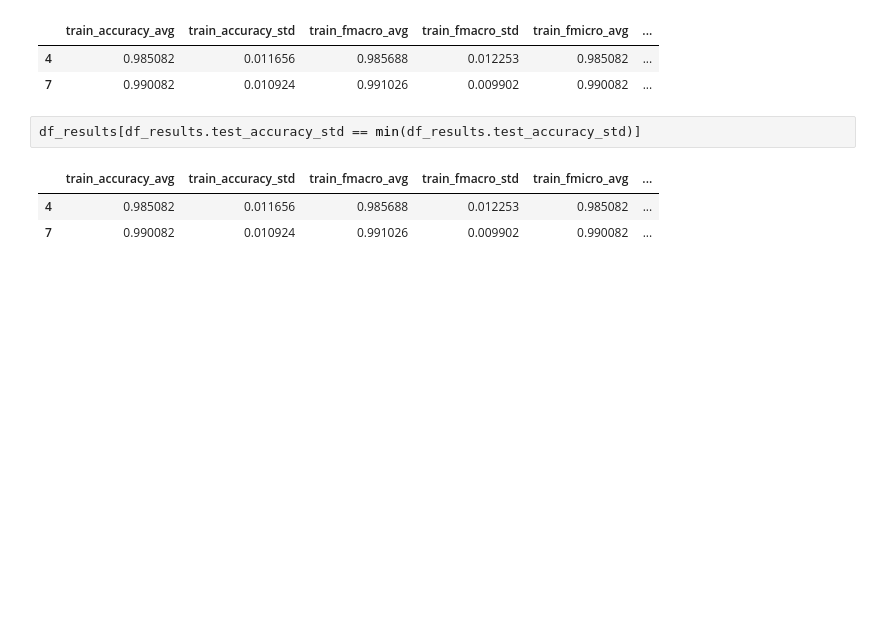
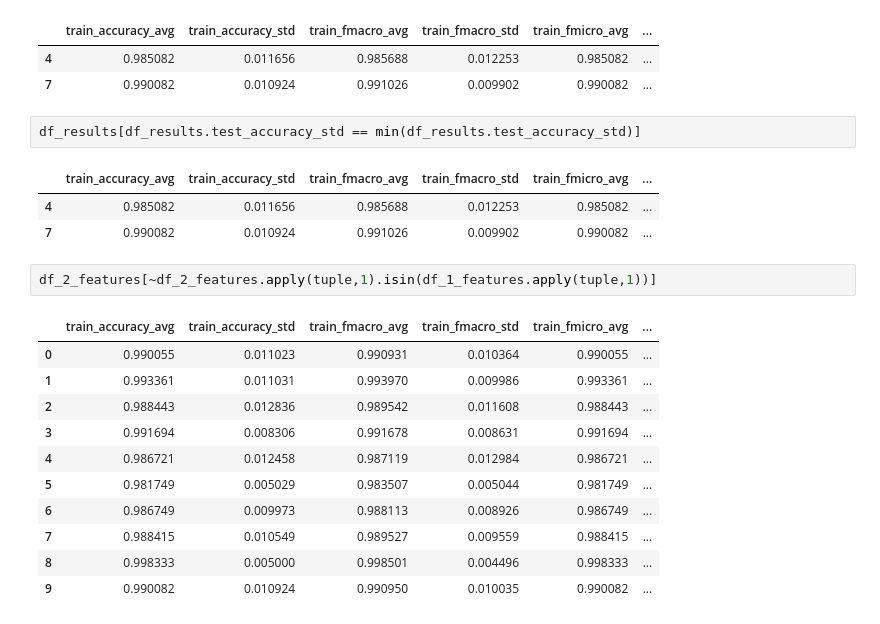
Before and after one commit to ambrosioj/GMM_Nested_CV, a Jupyter notebook: Notebooks/GMM Nested Cross Validation.ipynb, the cells around one changed output. Cells and saved outputs as stored; diff of their text form; blank space fills up the shorter version.

```diff
--- a/Notebooks/GMM Nested Cross Validation.ipynb
+++ b/Notebooks/GMM Nested Cross Validation.ipynb
@@ -192,3 +172,17 @@ df_results[df_results.test_accuracy_std == min(df_results.test_accuracy_std)]
 |  | train_accuracy_avg | train_accuracy_std | train_fmacro_avg | train_fmacro_std | train_fmicro_avg | ... |
 | 4 | 0.985082 | 0.011656 | 0.985688 | 0.012253 | 0.985082 | ... |
 | 7 | 0.990082 | 0.010924 | 0.991026 | 0.009902 | 0.990082 | ... |
+# %%
+df_2_features[~df_2_features.apply(tuple,1).isin(df_1_features.apply(tuple,1))]
+# %% [output]
+|  | train_accuracy_avg | train_accuracy_std | train_fmacro_avg | train_fmacro_std | train_fmicro_avg | ... |
+| 0 | 0.990055 | 0.011023 | 0.990931 | 0.010364 | 0.990055 | ... |
+| 1 | 0.993361 | 0.011031 | 0.993970 | 0.009986 | 0.993361 | ... |
+| 2 | 0.988443 | 0.012836 | 0.989542 | 0.011608 | 0.988443 | ... |
+| 3 | 0.991694 | 0.008306 | 0.991678 | 0.008631 | 0.991694 | ... |
+| 4 | 0.986721 | 0.012458 | 0.987119 | 0.012984 | 0.986721 | ... |
+| 5 | 0.981749 | 0.005029 | 0.983507 | 0.005044 | 0.981749 | ... |
+| 6 | 0.986749 | 0.009973 | 0.988113 | 0.008926 | 0.986749 | ... |
+| 7 | 0.988415 | 0.010549 | 0.989527 | 0.009559 | 0.988415 | ... |
+| 8 | 0.998333 | 0.005000 | 0.998501 | 0.004496 | 0.998333 | ... |
+| 9 | 0.990082 | 0.010924 | 0.990950 | 0.010035 | 0.990082 | ... |
```
Also changed, not shown: parts of 8 cells of this notebook, 1 other file.
